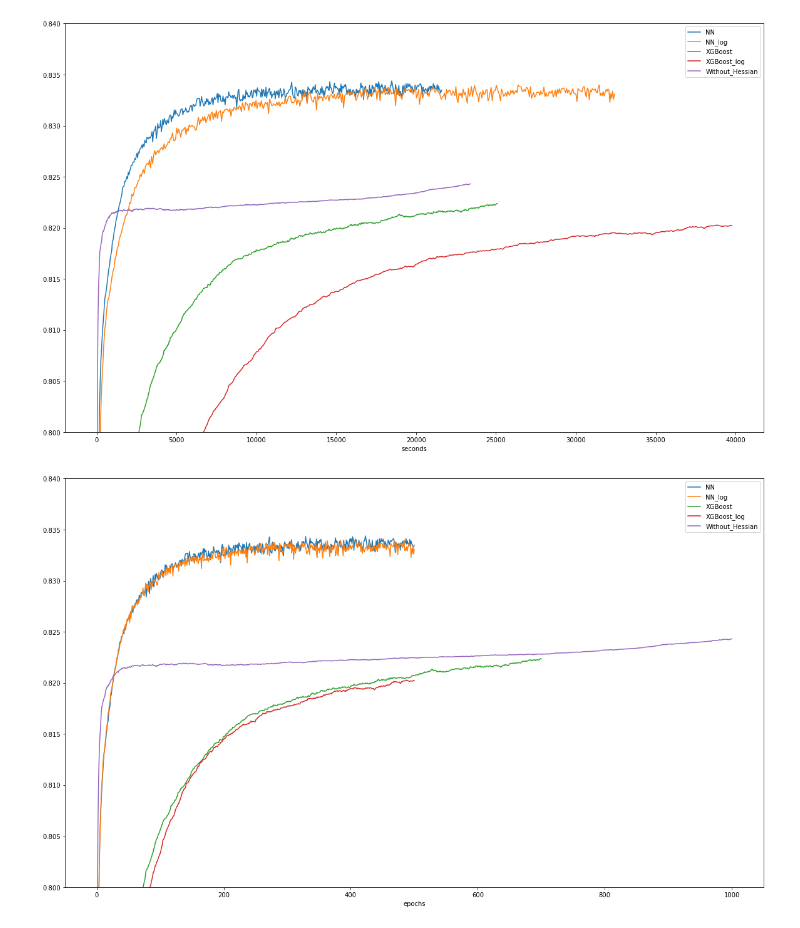
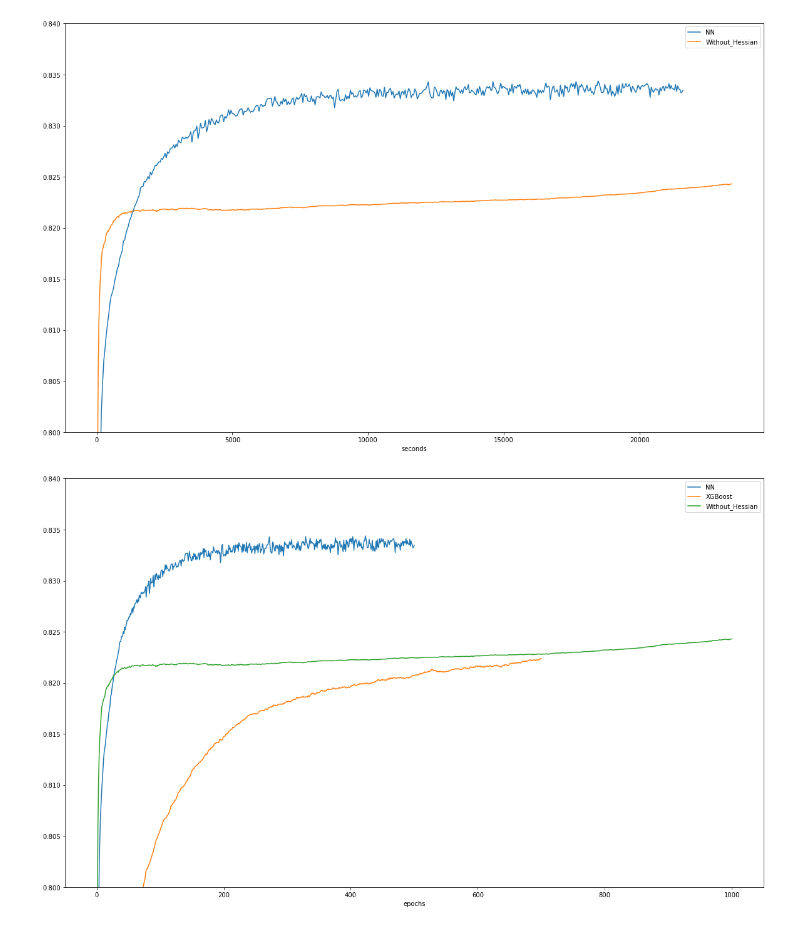
Before and after one commit to jkang98/plrank-short-paper, a Jupyter notebook: experiments/yahoo/K=25/plot_K_25_yahoo.ipynb, the cells around one changed output. Cells and saved outputs as stored; diff of their text form; code cells hidden in the pictures.

```diff
--- a/experiments/yahoo/K=25/plot_K_25_yahoo.ipynb
+++ b/experiments/yahoo/K=25/plot_K_25_yahoo.ipynb
@@ -53,13 +24,0 @@ for file in XGBoost_files:
-# %%
-XGBoost_log_files = glob.glob("experiment_xgboost_log_yahoo_25-*.out")
-
-XGBoost_log_NDCGs = []
-XGBoost_log_runtimes = []
-for file in XGBoost_log_files:
-    with open(file, "r") as f:
-        lines = f.readlines()
-    time = []
-    for i in eval(lines[1]):
-        time.append(i["time"])
-    XGBoost_log_runtimes.append(time)
-    XGBoost_log_NDCGs.append(eval(lines[0])["test"]["NDCG@25"])
@@ -79,50 +79,50 @@ for file in Without_Hessian_files:
 # %%
 plt.figure(figsize=(20, 12))
 plt.plot(
     np.mean(np.array(NN_runtimes), axis=0),
     np.mean(np.array(NN_NDCGs), axis=0),
     label="NN",
 )
-plt.plot(
-    np.mean(np.array(NN_log_runtimes), axis=0),
-    np.mean(np.array(NN_log_NDCGs), axis=0),
-    label="NN_log",
-)
-plt.plot(
-    np.mean(np.array(XGBoost_runtimes), axis=0),
-    np.mean(np.array(XGBoost_NDCGs), axis=0),
-    label="XGBoost",
-)
-plt.plot(
-    np.mean(np.array(XGBoost_log_runtimes), axis=0),
-    np.mean(np.array(XGBoost_log_NDCGs), axis=0),
-    label="XGBoost_log",
-)
+# plt.plot(
+#     np.mean(np.array(NN_log_runtimes), axis=0),
+#     np.mean(np.array(NN_log_NDCGs), axis=0),
+#     label="NN_log",
+# )
+# plt.plot(
+#     np.mean(np.array(XGBoost_runtimes), axis=0),
+#     np.mean(np.array(XGBoost_NDCGs), axis=0),
+#     label="XGBoost",
+# )
+# plt.plot(
+#     np.mean(np.array(XGBoost_log_runtimes), axis=0),
+#     np.mean(np.array(XGBoost_log_NDCGs), axis=0),
+#     label="XGBoost_log",
+# )
 plt.plot(
     np.mean(np.array(Without_Hessian_runtimes), axis=0),
     np.mean(np.array(Without_Hessian_NDCGs), axis=0),
     label="Without_Hessian",
 )
 plt.ylim(0.80, 0.84)
 plt.legend()
 plt.xlabel("seconds")
 plt.show()
 # %% [output]
-[figure, old version]
+[figure, new version]
 # %%
 plt.figure(figsize=(20, 12))
 plt.plot(
     np.arange(0, 501), np.mean(np.array(NN_NDCGs), axis=0), label="NN",
 )
-plt.plot(
-    np.arange(0, 501), np.mean(np.array(NN_log_NDCGs), axis=0), label="NN_log",
-)
+# plt.plot(
+#     np.arange(0, 501), np.mean(np.array(NN_log_NDCGs), axis=0), label="NN_log",
+# )
 plt.plot(
     np.arange(1, 701), np.mean(np.array(XGBoost_NDCGs), axis=0), label="XGBoost",
 )
-plt.plot(
-    np.arange(1, 501), np.mean(np.array(XGBoost_log_NDCGs), axis=0), label="XGBoost_log",
-)
+# plt.plot(
+#     np.arange(1, 501), np.mean(np.array(XGBoost_log_NDCGs), axis=0), label="XGBoost_log",
+# )
 plt.plot(
     np.arange(1, 1001),
     np.mean(np.array(Without_Hessian_NDCGs), axis=0),
@@ -133,4 +133,4 @@ plt.legend()
 plt.xlabel("epochs")
 plt.show()
 # %% [output]
-[figure, old version]
+[figure, new version]
```
Also changed, not shown: parts of 5 cells of this notebook, 3 other files.
